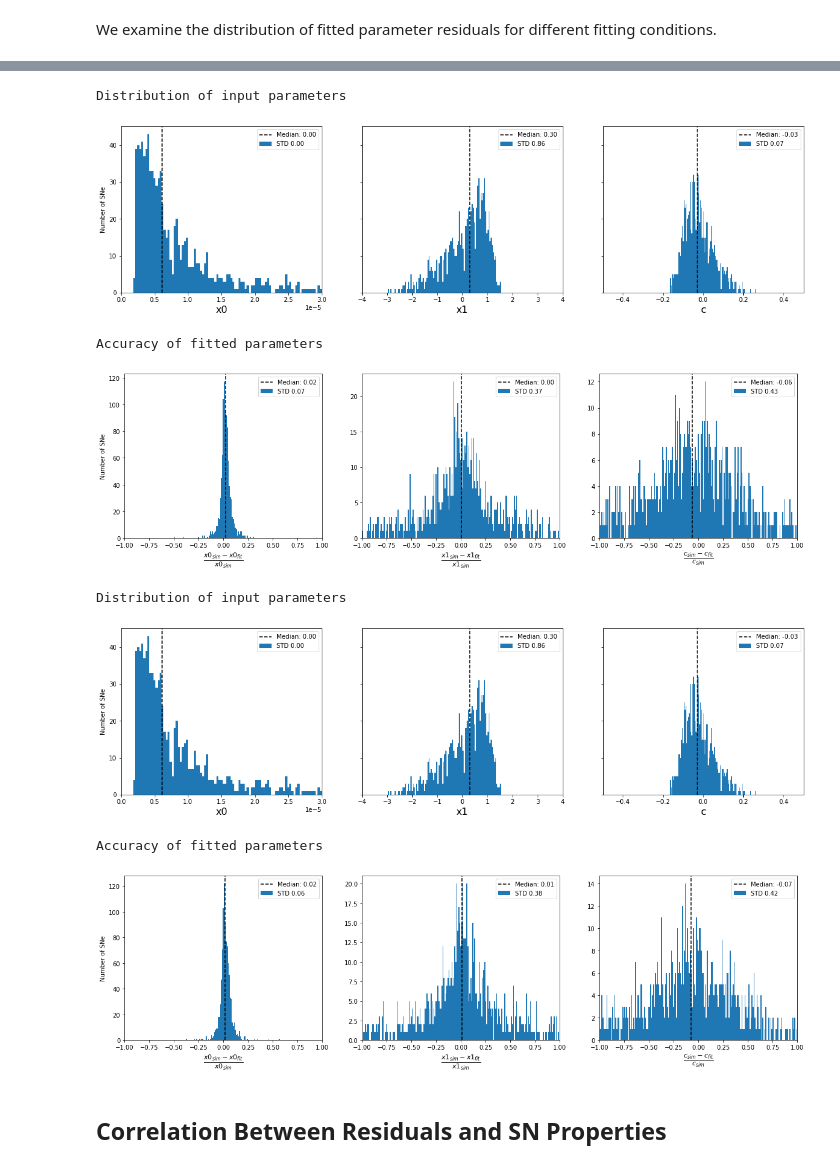
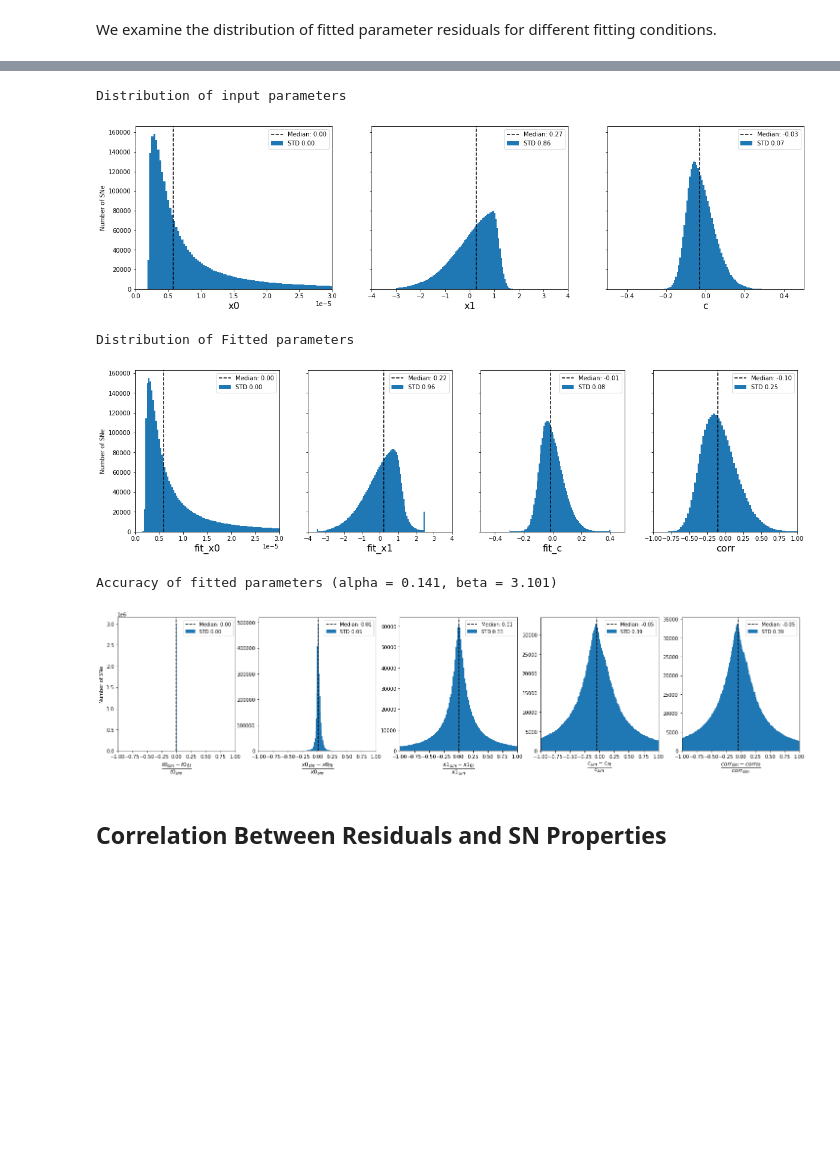
Before and after one commit to LSSTDESC/SN-PWV, a Jupyter notebook: notebooks/parameter_accuracy.ipynb, the cells around one changed output, grey strips where cells are left out. Cells and saved outputs as stored; diff of their text form; code cells hidden in the pictures; blank space fills up the shorter version.

Commit message:
Adds corrected x0 to analysis notebook

```diff
--- a/notebooks/parameter_accuracy.ipynb
+++ b/notebooks/parameter_accuracy.ipynb
@@ -87,13 +106,13 @@ def load_pipeline_data(directory, pattern='*.h5', derived=True):
 
     return return_data
 # %%
-data_dir = Path('.').resolve().parent / 'data' / 'analysis_runs' / 'validation'
+data_dir = Path('.').resolve().parent / 'data' / 'analysis_runs'
 # %% [markdown]
 We load data from different simulation and fitting conditions. The fitting process may not be able to find a successful minimum for each lgiht-curve. We print a summary of the success rate.
 # %%
-sim_4_fit_4 = load_pipeline_data(data_dir, pattern='pwv_sim_4_fit_4*')
+pipeline_data = load_pipeline_data(data_dir / 'pwv_sim_epoch_fit_4')
 
 print('Summary of simulation success for SNe:')
-sim_4_fit_4.success.value_counts()
+pipeline_data.success.value_counts()
 # %% [output]
 Summary of simulation success for SNe:
@@ -158,7 +158,7 @@ def plot_parameter_distribution(
     sharey=True,
     figsize=(20, 5)
 ):
-    """
+    """Plot histograms for the given dataframe / column names
 
     Args:
         data (DataFrame): Pipeline data to use for the plot
@@ -186,10 +186,10 @@ def plot_parameter_distribution(
 # %%
 def plot_parameter_accuracy(
     data,
-    params=('x0', 'x1', 'c'),
+    params=('t0', 'x0', 'x1', 'c', 'corr'),
     bins=np.linspace(-1, 1, 200),
     sharey=False,
-    figsize=(20, 5)
+    figsize=(25, 5)
 ):
     """Plot histograms of the normalized difference between
     simulated and fitted model parameters.
@@ -237,27 +225,26 @@ Accuracy of fitted parameters
-# %%
-print('Distribution of input parameters')
-plot_parameter_distribution(sim_epoch_fit_seasonal)
-plt.show()
-
-print('Accuracy of fitted parameters')
-plot_parameter_accuracy(sim_epoch_fit_seasonal)
-# %% [output]
-Distribution of input parameters
-[figure, removed]
-Accuracy of fitted parameters
-[figure, removed]
-# %%
-print('Distribution of input parameters')
-plot_parameter_distribution(sim_epoch_fit_epoch)
-plt.show()
-
-print('Accuracy of fitted parameters')
-plot_parameter_accuracy(sim_epoch_fit_epoch)
-# %% [output]
-Distribution of input parameters
-[figure, removed]
-Accuracy of fitted parameters
-[figure, removed]
+# %%
+print('Distribution of input parameters')
+plot_parameter_distribution(pipeline_data)
+plt.show()
+
+print('Distribution of Fitted parameters')
+plot_parameter_distribution(
+    pipeline_data,
+    params=('fit_x0', 'fit_x1', 'fit_c', 'corr'),
+    xlims=((0, 3.0e-5), (-4, 4), (-.5, .5), (-1, 1)),
+    bins=(np.linspace(0, 3.0e-5, 100), 100, 100, 100),
+)
+plt.show()
+
+print(f'Accuracy of fitted parameters (alpha = {betoule_alpha}, beta = {betoule_beta})')
+plot_parameter_accuracy(pipeline_data)
+# %% [output]
+Distribution of input parameters
+[figure, added]
+Distribution of Fitted parameters
+[figure, added]
+Accuracy of fitted parameters (alpha = 0.141, beta = 3.101)
+[figure, added]
 # %% [markdown]
 ## Correlation Between Residuals and SN Properties
 # %% [markdown]
```
Also changed, not shown: parts of 27 cells of this notebook.
